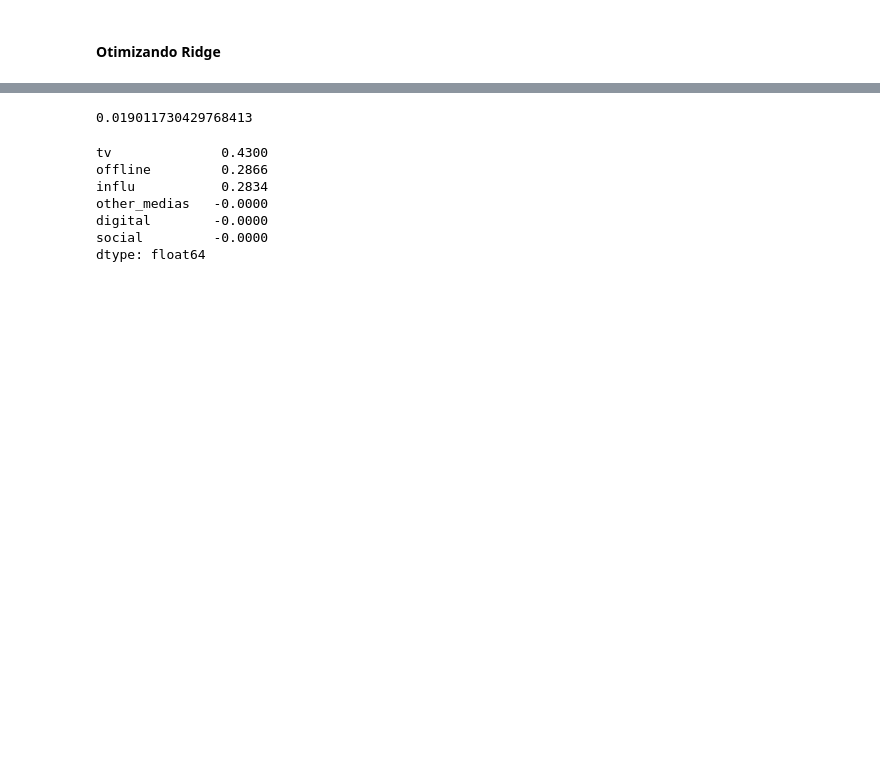
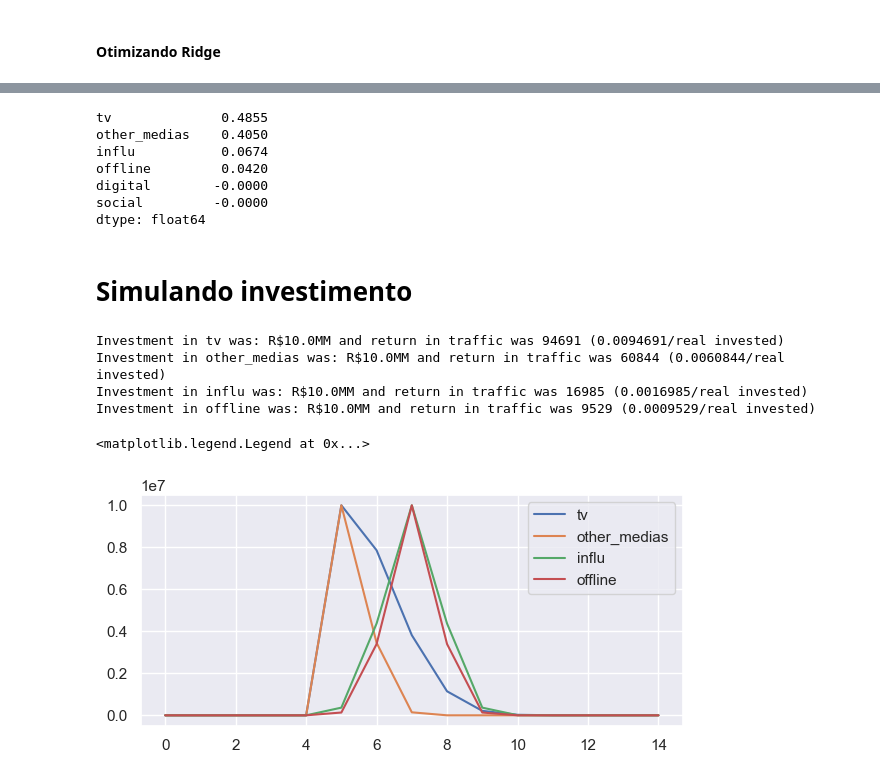
Before and after one commit to marianehauy/MMM-case, a Jupyter notebook: notebooks/ridge_regression.ipynb, the cells around one changed output, grey strips where cells are left out. Saved outputs shown, nothing was run; the diff lists cells and outputs as text; code cells hidden in the pictures; blank space fills up the shorter version.

```diff
--- a/notebooks/ridge_regression.ipynb
+++ b/notebooks/ridge_regression.ipynb
@@ -224,5 +225,5 @@ assert best_params == best_params_simple
 # %%
-best_params_simple = tuned_model.best_params_
+best_params = tuned_model.best_params_
 
 all_features = medias_with_more_investment + ["n_active_users","notifications_sent","holiday","event1","event2", "week_of_month"]
 ridge_model = MMMRegression(
@@ -230,7 +231,9 @@ ridge_model = MMMRegression(
     model_type="ridge",
     positive_features=medias_with_more_investment+["event1", "event2"],
     all_features = all_features,
-    best_params=best_params_simple
+    normalize_features=normalize_features+medias_with_more_investment,
+    scale_features=scale_features,
+    best_params=best_params
     )
 ridge_model.fit(df_train[all_features], df_train["traffic"])
 
@@ -286,15 +289,49 @@ plot_weights(weights/weights.sum()*100, figsize=(10, 5))
-# %%
-# (weights/weights.sum())
-weights["event1"]/df_week["traffic"].sum()*100
-# %% [output]
-0.019011730429768413
 # %%
-(weights[medias_with_more_investment]/weights[medias_with_more_investment].sum()).sort_values(ascending=False)
+weighted_weights = (weights[medias_with_more_investment]/weights[medias_with_more_investment].sum()).sort_values(ascending=False)
+weighted_weights
 # %% [output]
-tv              0.4300
-offline         0.2866
-influ           0.2834
-other_medias   -0.0000
+tv              0.4855
+other_medias    0.4050
+influ           0.0674
+offline         0.0420
 digital        -0.0000
 social         -0.0000
 dtype: float64
+# %% [markdown]
+# Simulando investimento
+# %%
+df_new_media = {}
+weeks = 15
+investment = 10_000_000
+# investment = 200
+for media in weighted_weights[weighted_weights>0].index:
+    df_new = pd.DataFrame({col: np.zeros(weeks) for col in all_features})
+    df_new["n_active_users"] = df_week["n_active_users"].iloc[-1]
+    df_new["notifications_sent"] = df_week["notifications_sent"].iloc[-1]
+    df_new["week_of_month"] = 2
+    df_new[media].iloc[5] = investment
+    df_new["pred"] = ridge_model.predict(df_new[all_features])
+    total_added_traffic = round(df_new["pred"] - df_new["pred"].iloc[0]).sum()
+    print(f'Investment in {media} was: R${investment/1e6}MM and return in traffic was {round(total_added_traffic)} ({total_added_traffic/investment}/real invested)')
+
+    df_new_media[media] = df_new
+# %% [output]
+Investment in tv was: R$10.0MM and return in traffic was 94691 (0.0094691/real invested)
+Investment in other_medias was: R$10.0MM and return in traffic was 60844 (0.0060844/real invested)
+Investment in influ was: R$10.0MM and return in traffic was 16985 (0.0016985/real invested)
+Investment in offline was: R$10.0MM and return in traffic was 9529 (0.0009529/real invested)
+# %%
+from matplotlib import pyplot as plt
+pd.options.display.max_columns = None
+fig = plt.figure(figsize=(7,3))
+# apply adstock transformation to the media variables
+# see all pandas columns
+df_new_media2 = df_new_media
+for media in weighted_weights[weighted_weights>0].index:
+    df_new_media2[media] = ridge_model.model["adstock"].transform(df_new_media2[media])
+    df_new_media2[media] = ridge_model.model["to_df1"].transform(df_new_media2[media])
+    df_new_media2[media][media].plot(label = media)
+plt.legend()
+# %% [output]
+<matplotlib.legend.Legend at 0x...>
+[figure, added]
```
Also changed, not shown: parts of 19 cells of this notebook, 11 other files.
